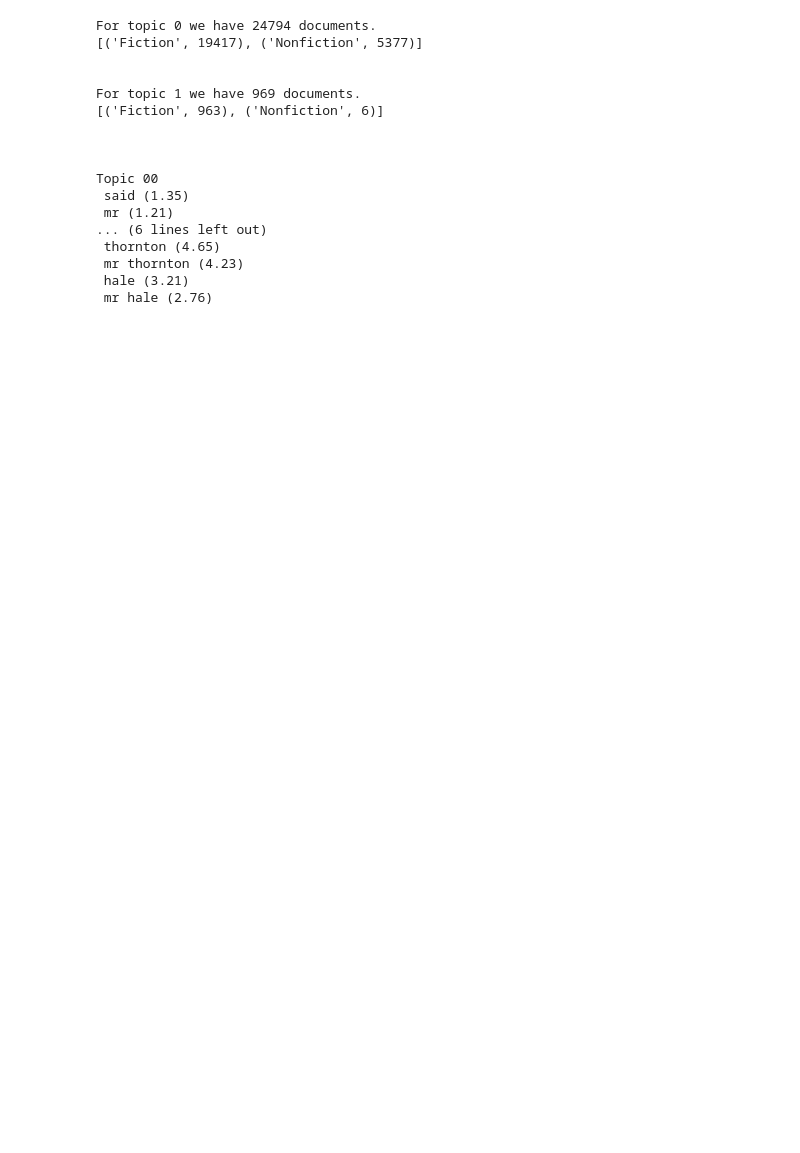
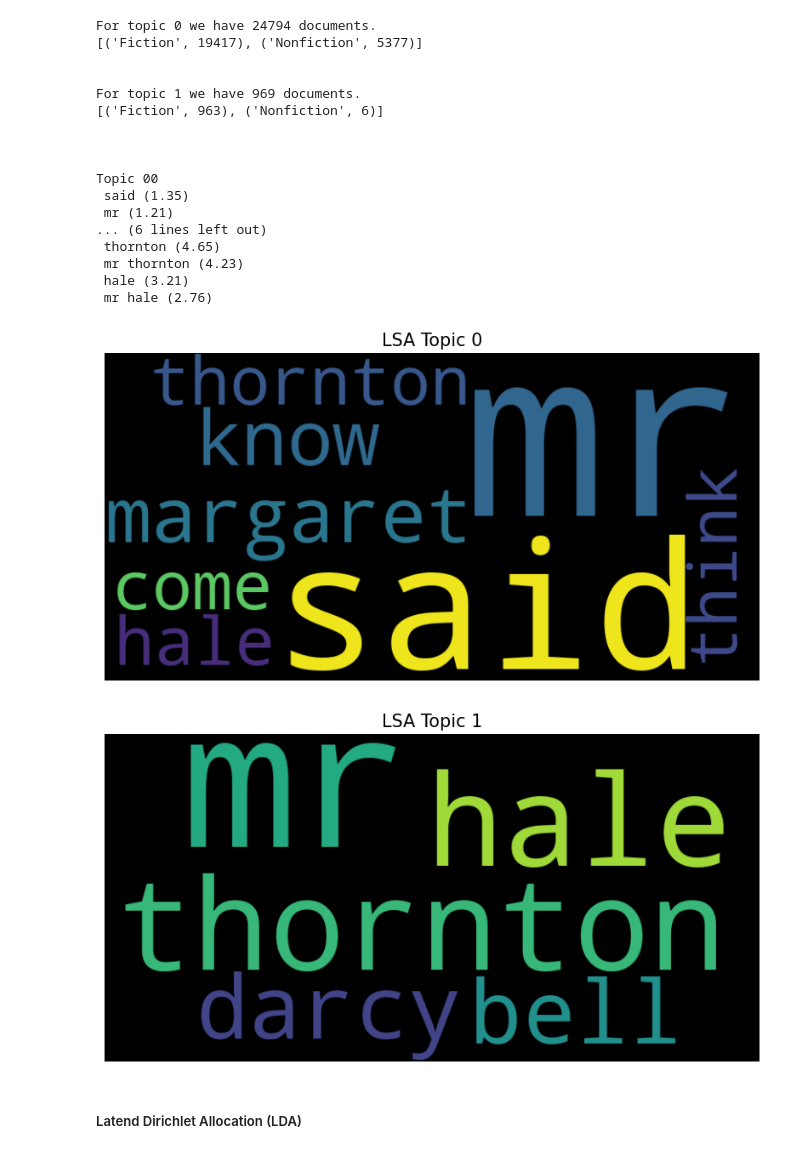
Before and after one commit to lvandine44/ADS509-FinalProject, a Jupyter notebook: LiteraryAnalysisTextMining.ipynb, the cells around one changed output. Drawn from its saved outputs; the diff is of its cells as text; code cells hidden in the pictures; blank space fills up the shorter version.

```diff
--- a/LiteraryAnalysisTextMining.ipynb
+++ b/LiteraryAnalysisTextMining.ipynb
@@ -624,3 +655,13 @@ Topic 00
  mr thornton (4.23)
  hale (3.21)
  mr hale (2.76)
+# %%
+# LSA Topics
+for topic, words in enumerate(svd_text_model.components_):
+    topic_words = [tfidf.get_feature_names_out()[i] for i in words.argsort()[:-11:-1]]  # Get top 10 words for each topic
+    plot_word_cloud(topic_words, title=f"LSA Topic {topic}")
+# %% [output]
+[figure, added]
+[figure, added]
+# %% [markdown]
+##### Latend Dirichlet Allocation (LDA)
```
Also changed, not shown: parts of 13 cells of this notebook.
